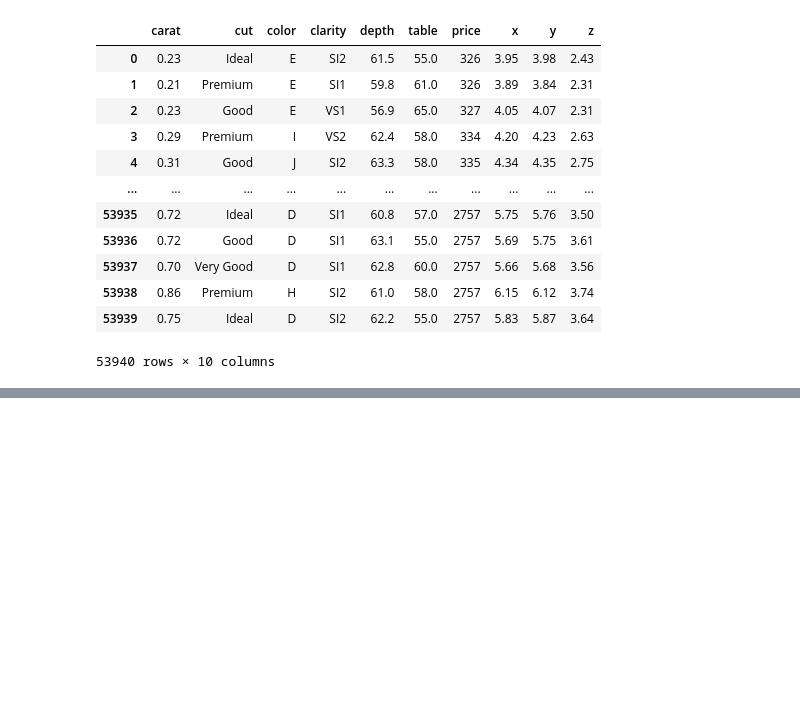
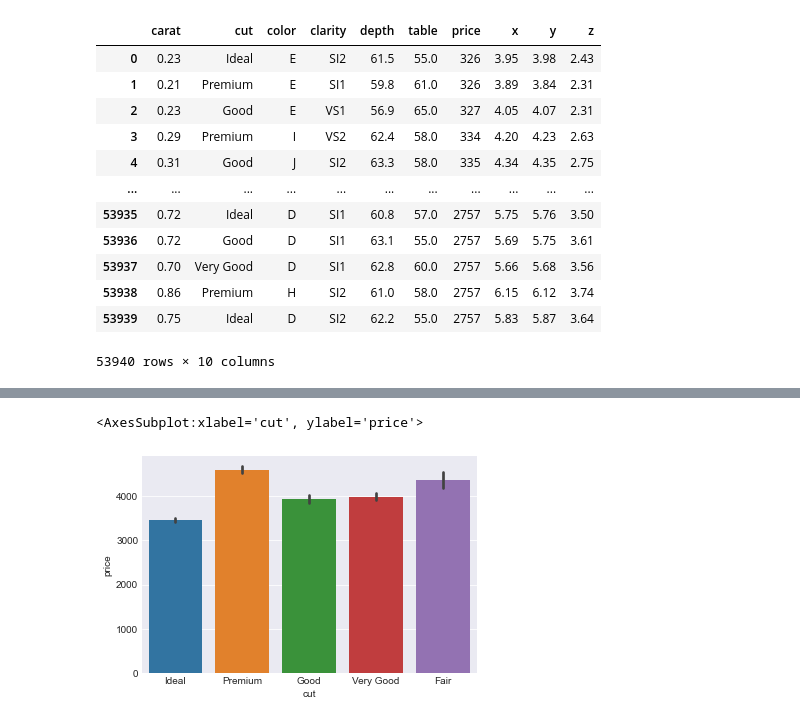
Before and after one commit to Aabusabaeen/diamonds_data, a Jupyter notebook: diamonds_script.ipynb, the cells around one changed output, grey strips where cells are left out. Cells and saved outputs as stored; diff of their text form; code cells hidden in the pictures; blank space fills up the shorter version.

```diff
--- a/diamonds_script.ipynb
+++ b/diamonds_script.ipynb
@@ -127,0 +176,7 @@ dmnds.groupby(['cut',"color"]).price.agg(['mean'])
+# %%
+plt.style.use('seaborn-darkgrid')
+sns.barplot(data = dmnds, x = 'cut', y = 'price')
+# Look at their webpage.
+# %% [output]
+<AxesSubplot:xlabel='cut', ylabel='price'>
+[figure, added]
```
Also changed, not shown: parts of 41 cells of this notebook, 1 other file.
